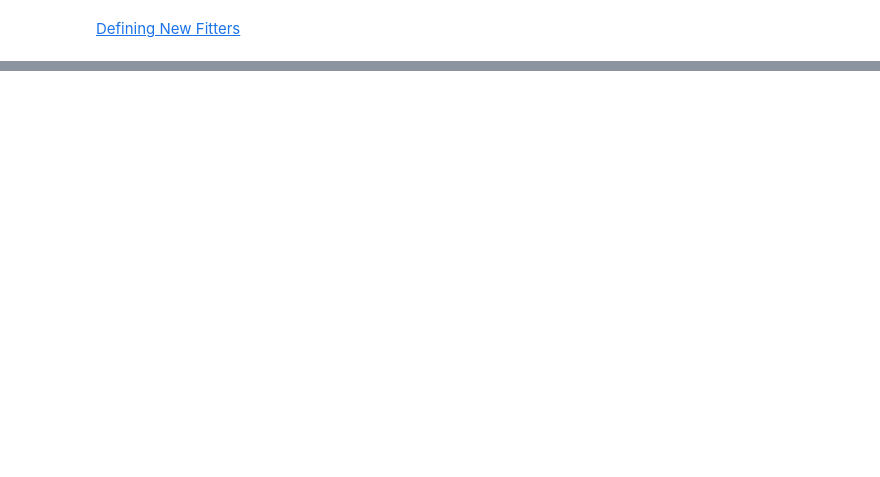
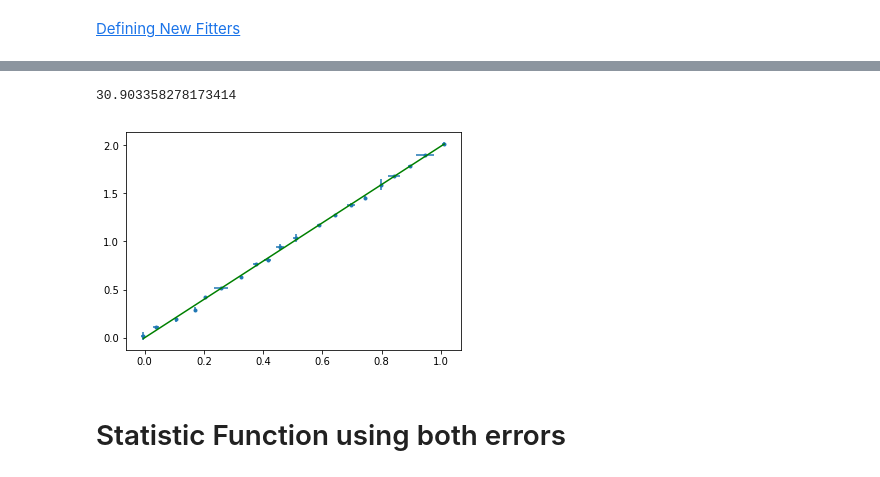
Before and after one commit to rkiman/astropy-tutorials, a Jupyter notebook: tutorials/notebooks/User-Defined-Fitter/User-Defined-Fitter.ipynb, the cells around one changed output, grey strips where cells are left out. Saved outputs shown, nothing was run; the diff lists cells and outputs as text; code cells hidden in the pictures; blank space fills up the shorter version.

```diff
--- a/tutorials/notebooks/User-Defined-Fitter/User-Defined-Fitter.ipynb
+++ b/tutorials/notebooks/User-Defined-Fitter/User-Defined-Fitter.ipynb
@@ -71,0 +80,5 @@ Optimization terminated successfully.    (Exit mode 0)
+# %%
+def lad(measured_vals, updated_model, x_sigma, y_sigma, x):
+    model_vals = updated_model(x)
+
+    return np.sum(abs(model_vals - measured_vals))
@@ -71,0 +139,3 @@ Optimization terminated successfully.    (Exit mode 0)
+# %%
+linefitterlad = LineFitterLAD()
+fit_lad = linefitterlad(model_poly, x, y, x_sigma=x_err, y_sigma=y_err)
@@ -71,0 +144,13 @@ Optimization terminated successfully.    (Exit mode 0)
+# %%
+reduced_chi_squared_lad = calc_reduced_chi_square(fit_lad, len(x), 2, x, y, y_err, x_err)
+print(reduced_chi_squared_lad)
+# %% [output]
+30.903358278173414
+# %%
+plt.errorbar(x,y,yerr=y_err,xerr=x_err,fmt='.',zorder=0)
+plt.plot(x,fit_lad(x),'g')
+plt.show()
+# %% [output]
+[figure, added]
+# %% [markdown]
+# Statistic Function using both errors
```
Also changed, not shown: parts of 39 cells of this notebook.
